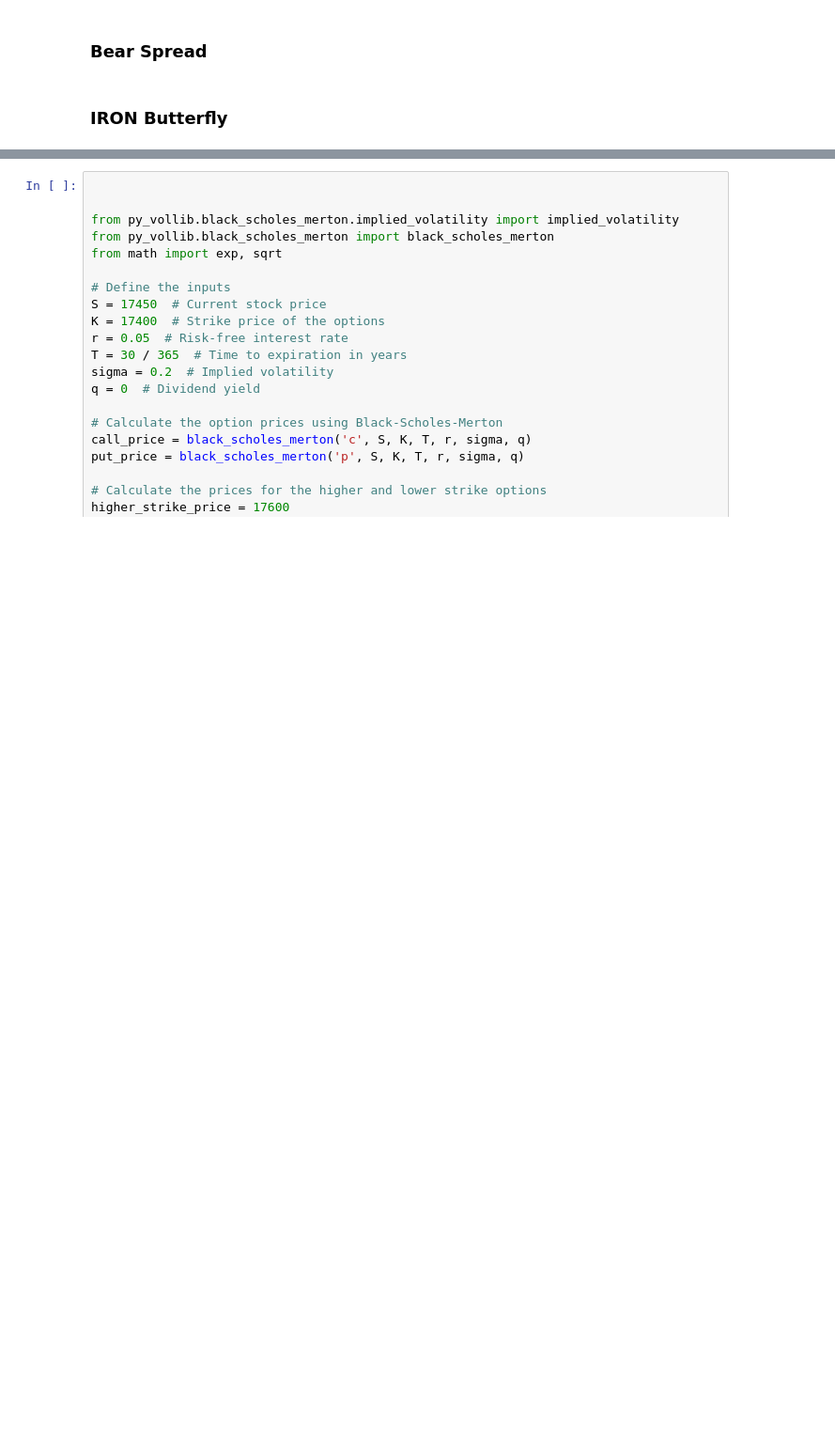
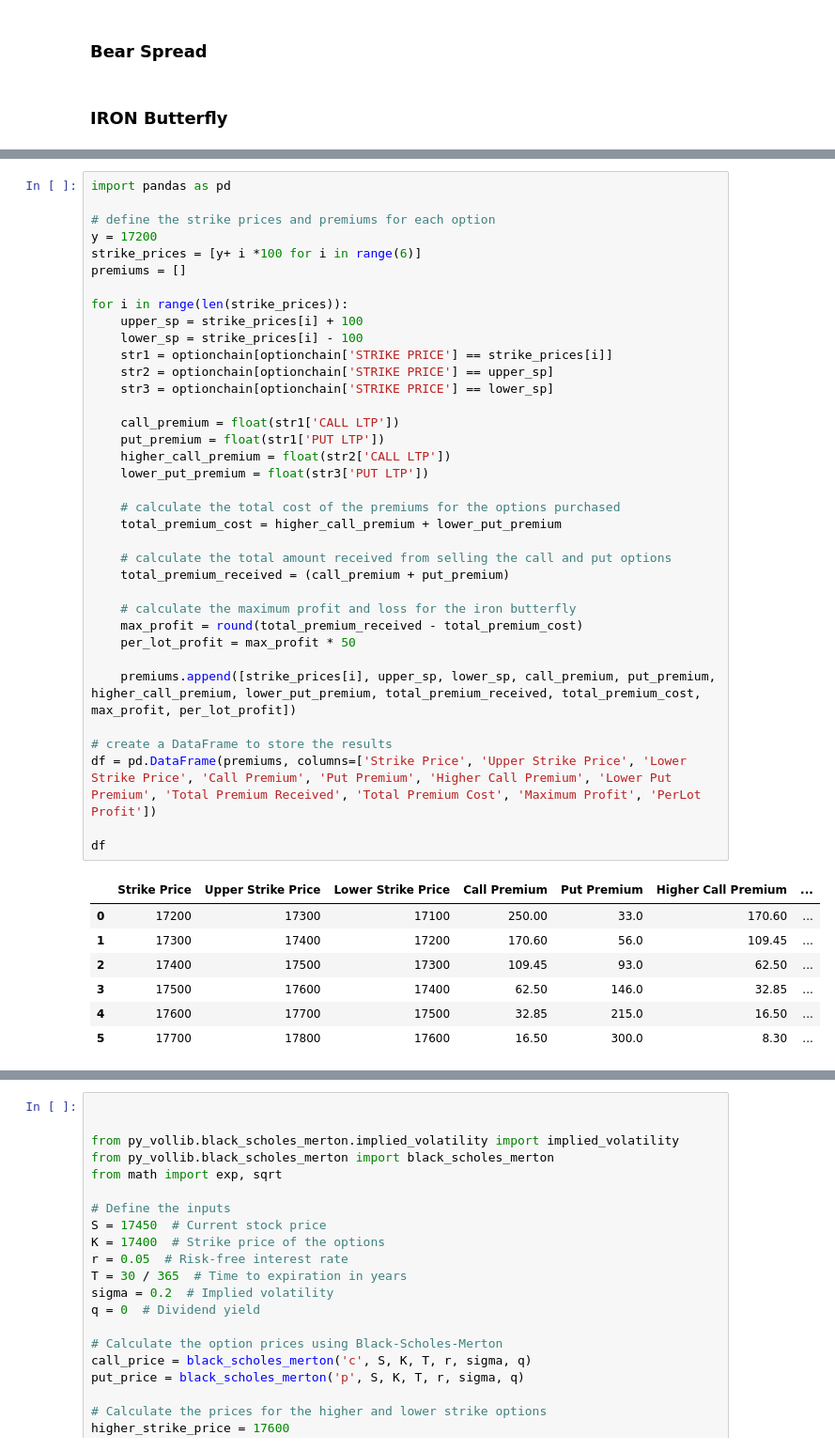
Before and after one commit to tuxlimr/Celery_Preprocessing, a Jupyter notebook: Options_pull.ipynb, the cells around one changed output, grey strips where cells are left out. Shown at 94% size. Saved outputs shown, nothing was run; the diff lists cells and outputs as text; blank space fills up the shorter version.

```diff
--- a/Options_pull.ipynb
+++ b/Options_pull.ipynb
@@ -271,0 +327,44 @@ optionchain[optionchain['STRIKE PRICE'] == 17400]
+# %%
+import pandas as pd
+
+# define the strike prices and premiums for each option
+y = 17200
+strike_prices = [y+ i *100 for i in range(6)]
+premiums = []
+
+for i in range(len(strike_prices)):
+    upper_sp = strike_prices[i] + 100
+    lower_sp = strike_prices[i] - 100
+    str1 = optionchain[optionchain['STRIKE PRICE'] == strike_prices[i]]
+    str2 = optionchain[optionchain['STRIKE PRICE'] == upper_sp]
+    str3 = optionchain[optionchain['STRIKE PRICE'] == lower_sp]
+
+    call_premium = float(str1['CALL LTP'])
+    put_premium = float(str1['PUT LTP'])
+    higher_call_premium = float(str2['CALL LTP'])
+    lower_put_premium = float(str3['PUT LTP'])
+
+    # calculate the total cost of the premiums for the options purchased
+    total_premium_cost = higher_call_premium + lower_put_premium
+
+    # calculate the total amount received from selling the call and put options
+    total_premium_received = (call_premium + put_premium)
+
+    # calculate the maximum profit and loss for the iron butterfly
+    max_profit = round(total_premium_received - total_premium_cost)
+    per_lot_profit = max_profit * 50
+
+    premiums.append([strike_prices[i], upper_sp, lower_sp, call_premium, put_premium, higher_call_premium, lower_put_premium, total_premium_received, total_premium_cost, max_profit, per_lot_profit])
+
+# create a DataFrame to store the results
+df = pd.DataFrame(premiums, columns=['Strike Price', 'Upper Strike Price', 'Lower Strike Price', 'Call Premium', 'Put Premium', 'Higher Call Premium', 'Lower Put Premium', 'Total Premium Received', 'Total Premium Cost', 'Maximum Profit', 'PerLot Profit'])
+
+df
+# %% [output]
+|  | Strike Price | Upper Strike Price | Lower Strike Price | Call Premium | Put Premium | Higher Call Premium | ... |
+| 0 | 17200 | 17300 | 17100 | 250.00 | 33.0 | 170.60 | ... |
+| 1 | 17300 | 17400 | 17200 | 170.60 | 56.0 | 109.45 | ... |
+| 2 | 17400 | 17500 | 17300 | 109.45 | 93.0 | 62.50 | ... |
+| 3 | 17500 | 17600 | 17400 | 62.50 | 146.0 | 32.85 | ... |
+| 4 | 17600 | 17700 | 17500 | 32.85 | 215.0 | 16.50 | ... |
+| 5 | 17700 | 17800 | 17600 | 16.50 | 300.0 | 8.30 | ... |
```
Also changed, not shown: parts of 6 cells of this notebook.
